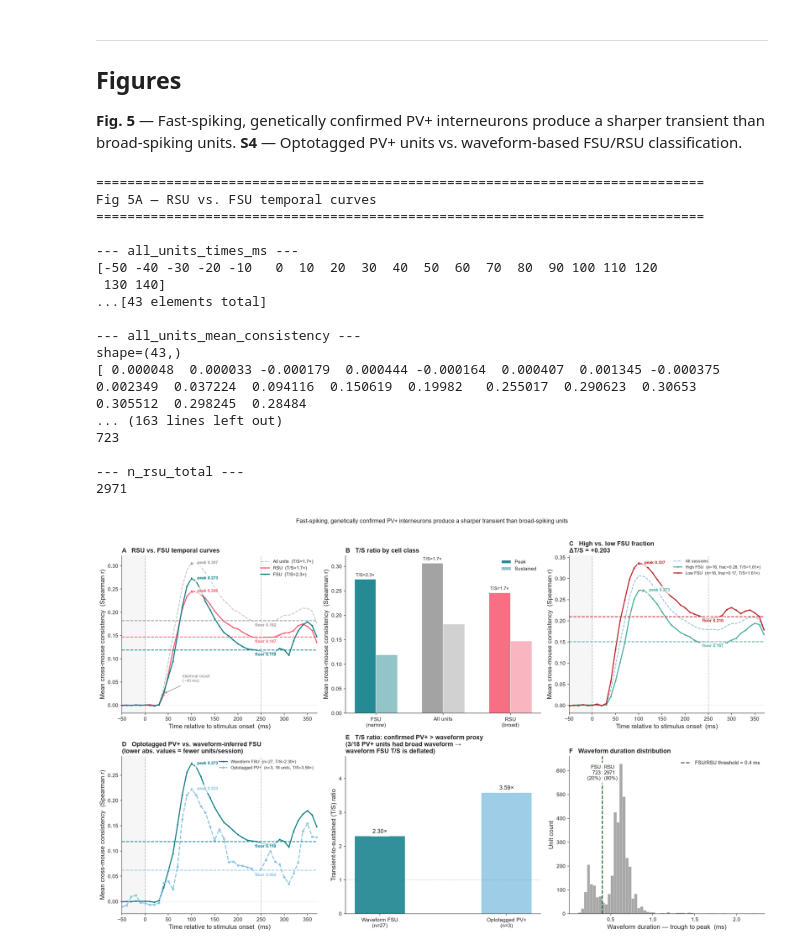
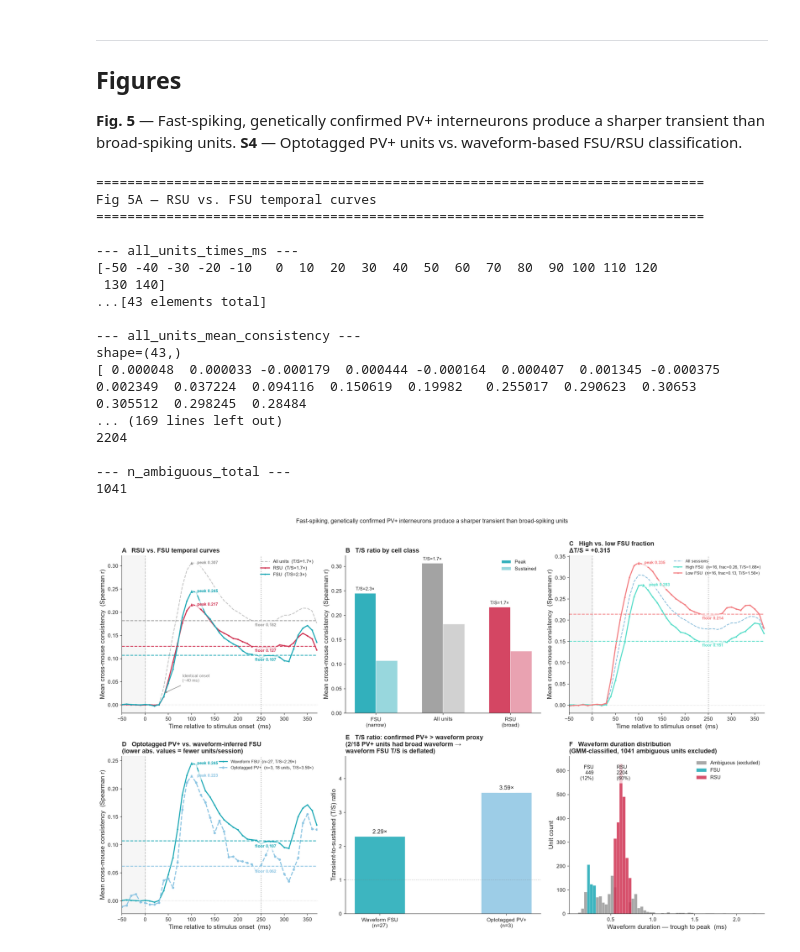
Before and after one commit to Jana-HQ/cross-mouse-v1-rsa, a Jupyter notebook: src/part5_cell_type_dissociation.ipynb, the cells around one changed output. Cells and saved outputs as stored; diff of their text form; code cells hidden in the pictures.

```diff
--- a/src/part5_cell_type_dissociation.ipynb
+++ b/src/part5_cell_type_dissociation.ipynb
@@ -227,9 +338,10 @@ a sharper transient-to-sustained ratio.
 # %%
 fsu_stats = visp_wf.groupby('ecephys_session_id').apply(
     lambda df: pd.Series({
-        'fsu_frac': (df['waveform_duration'] < WF_THRESHOLD_MS).mean(),
-        'n_fsu':    (df['waveform_duration'] < WF_THRESHOLD_MS).sum(),
-        'n_rsu':    (df['waveform_duration'] >= WF_THRESHOLD_MS).sum(),
+        'fsu_frac': (df['cell_class'] == 'FSU').sum() /
+                    max((df['cell_class'] == 'FSU').sum() + (df['cell_class'] == 'RSU').sum(), 1),
+        'n_fsu':    (df['cell_class'] == 'FSU').sum(),
+        'n_rsu':    (df['cell_class'] == 'RSU').sum(),
     })
 ).reset_index()
 
@@ -299,6 +465,10 @@ pv_units['opto_ratio'] = (pv_units['opto_light_mean'] /
                            (pv_units['opto_baseline_mean'] + 1e-6))
 pv_units['is_opto'] = ((pv_units['opto_light_mean'] > OPTO_LIGHT_THRESH) &
                         (pv_units['opto_ratio'] > OPTO_RATIO_THRESH))
+pv_units = pv_units.merge(
+    visp_wf[['ecephys_session_id', 'unit_id', 'cell_class']],
+    on=['ecephys_session_id', 'unit_id'], how='left',
+)
 
 print('Optotagged PV+ units per session:')
 for sid in PV_SESSION_IDS:
@@ -310,9 +480,11 @@ for sid in PV_SESSION_IDS:
           f'wf={[f"{w:.3f}" for w in wf_durs]}')
 
 total_tagged = pv_units['is_opto'].sum()
-n_broad_pv   = (pv_units[pv_units['is_opto']]['waveform_duration'] >= WF_THRESHOLD_MS).sum()
+n_broad_pv   = (pv_units[pv_units['is_opto']]['cell_class'] == 'RSU').sum()
+n_amb_pv     = (pv_units[pv_units['is_opto']]['cell_class'] == 'ambiguous').sum()
 print(f'\nTotal optotagged: {total_tagged}')
-print(f'Broad-waveform PV+ (≥0.4 ms): {n_broad_pv}  ({n_broad_pv/total_tagged*100:.0f}%)')
+print(f'GMM-RSU-classified PV+: {n_broad_pv}  ({n_broad_pv/total_tagged*100:.0f}%)')
+print(f'Ambiguous-classified PV+: {n_amb_pv}  ({n_amb_pv/total_tagged*100:.0f}%)')
 
 # Sliding-window RSA using only optotagged units
 usable_pv_sids = {
@@ -549,24 +720,34 @@ finite_ts = [v for v in ts_pv_vals if np.isfinite(v)]
 ax_pv_bars.set_ylim(0, (max(finite_ts) if finite_ts else 5.0) * 1.3)
 ax_pv_bars.spines[['top', 'right']].set_visible(False)
 
-# ── Panel F: waveform duration histogram ─────────────────────────────────────
+# ── Panel F: waveform duration histogram, colored by classification ────────────────────────────────────────────────────────────────────────────────────────────────────────────────────────────────────────────────────────────────────────────────────────────────────────────────────────────────────────────
 wf_vals = visp_wf['waveform_duration'].dropna()
-ax_wf_hist.hist(wf_vals, bins=60, color=COL_REF, alpha=0.85,
-                edgecolor='white', linewidth=0.3)
-ax_wf_hist.axvline(WF_THRESHOLD_MS, color=COL_FIT, linestyle='--', linewidth=1.8,
-                   label=f'FSU/RSU threshold = {WF_THRESHOLD_MS} ms')
-n_fsu_total = (wf_vals < WF_THRESHOLD_MS).sum()
-n_rsu_total = (wf_vals >= WF_THRESHOLD_MS).sum()
-ax_wf_hist.text(WF_THRESHOLD_MS - 0.02, ax_wf_hist.get_ylim()[1] * 0.85,
-                f'FSU\n{n_fsu_total}\n({n_fsu_total/len(wf_vals)*100:.0f}%)',
+hist_bins = np.histogram_bin_edges(wf_vals, bins=60)
+
+n_fsu_total_fig = (visp_wf['cell_class'] == 'FSU').sum()
+n_rsu_total_fig = (visp_wf['cell_class'] == 'RSU').sum()
+n_amb_total_fig = (visp_wf['cell_class'] == 'ambiguous').sum()
+
+ax_wf_hist.hist(visp_wf.loc[visp_wf['cell_class'] == 'ambiguous', 'waveform_duration'],
+                bins=hist_bins, color=COL_REF, alpha=0.85,
+                edgecolor='white', linewidth=0.3, label='Ambiguous (excluded)')
+ax_wf_hist.hist(visp_wf.loc[visp_wf['cell_class'] == 'FSU', 'waveform_duration'],
+                bins=hist_bins, color=COL_FSU, alpha=0.85,
+                edgecolor='white', linewidth=0.3, label='FSU')
+ax_wf_hist.hist(visp_wf.loc[visp_wf['cell_class'] == 'RSU', 'waveform_duration'],
+                bins=hist_bins, color=COL_RSU, alpha=0.85,
+                edgecolor='white', linewidth=0.3, label='RSU')
+ax_wf_hist.text(narrow_edge - 0.02, ax_wf_hist.get_ylim()[1] * 0.85,
+                f'FSU\n{n_fsu_total_fig}\n({n_fsu_total_fig/len(wf_vals)*100:.0f}%)',
                 ha='right', fontsize=9.5, bbox=text_bbox)
-ax_wf_hist.text(WF_THRESHOLD_MS + 0.02, ax_wf_hist.get_ylim()[1] * 0.85,
-                f'RSU\n{n_rsu_total}\n({n_rsu_total/len(wf_vals)*100:.0f}%)',
+ax_wf_hist.text(broad_edge + 0.02, ax_wf_hist.get_ylim()[1] * 0.85,
+                f'RSU\n{n_rsu_total_fig}\n({n_rsu_total_fig/len(wf_vals)*100:.0f}%)',
                 ha='left', fontsize=9.5, bbox=text_bbox)
 ax_wf_hist.set_xlabel('Waveform duration — trough to peak  (ms)')
 ax_wf_hist.set_ylabel('Unit count')
-ax_wf_hist.set_title('F   Waveform duration distribution', loc='left',
-                     fontweight='bold', pad=6)
+ax_wf_hist.set_title(f'F   Waveform duration distribution\n'
+                     f'(GMM-classified, {n_amb_total_fig} ambiguous units excluded)',
+                     loc='left', fontweight='bold', pad=6)
 ax_wf_hist.legend(frameon=False)
 ax_wf_hist.spines[['top', 'right']].set_visible(False)
 
@@ -617,42 +798,44 @@ print_figure_data(
     optotagged_pv_ts_ratio=np.array(ts_ratio_pv),
 )
 print_figure_data(
     'Fig 5E — T/S ratio comparison: waveform FSU vs. optotagged PV+',
     group_labels=labels_pv,
     ts_ratio_values=ts_pv_vals,
     n_broad_waveform_pv_units=np.array(n_broad_pv),
     n_total_optotagged_units=np.array(18),
 )
 print_figure_data(
-    'Fig 5F — Waveform duration distribution and FSU/RSU threshold',
+    'Fig 5F — Waveform duration distribution and FSU/RSU classification',
     waveform_duration_ms_all_units=wf_vals.to_numpy(),
-    fsu_rsu_threshold_ms=np.array(WF_THRESHOLD_MS),
-    n_fsu_total=np.array(n_fsu_total),
-    n_rsu_total=np.array(n_rsu_total),
+    narrow_class_boundary_ms=np.array(narrow_edge),
+    broad_class_boundary_ms=np.array(broad_edge),
+    n_fsu_total=np.array(n_fsu_total_fig),
+    n_rsu_total=np.array(n_rsu_total_fig),
+    n_ambiguous_total=np.array(n_amb_total_fig),
 )
 
 plt.tight_layout()
 plt.savefig(FIGURES_DIR / 'fig5_cell_type_dissociation.png', bbox_inches='tight')
 plt.show()
 # %% [output]
 ==============================================================================
 Fig 5A — RSU vs. FSU temporal curves
 ==============================================================================
 
 --- all_units_times_ms ---
 [-50 -40 -30 -20 -10   0  10  20  30  40  50  60  70  80  90 100 110 120
  130 140]
 ...[43 elements total]
 
 --- all_units_mean_consistency ---
 shape=(43,)
 [ 0.000048  0.000033 -0.000179  0.000444 -0.000164  0.000407  0.001345 -0.000375  0.002349  0.037224  0.094116  0.150619  0.19982   0.255017  0.290623  0.30653   0.305512  0.298245  0.28484
-... (163 lines left out)
-723
+... (169 lines left out)
+2204
 
---- n_rsu_total ---
-2971
+--- n_ambiguous_total ---
+1041
-[figure, old version]
+[figure, new version]
 # %%
 from matplotlib.colors import ListedColormap
 
```
Also changed, not shown: parts of 11 cells of this notebook, 17 other files.
